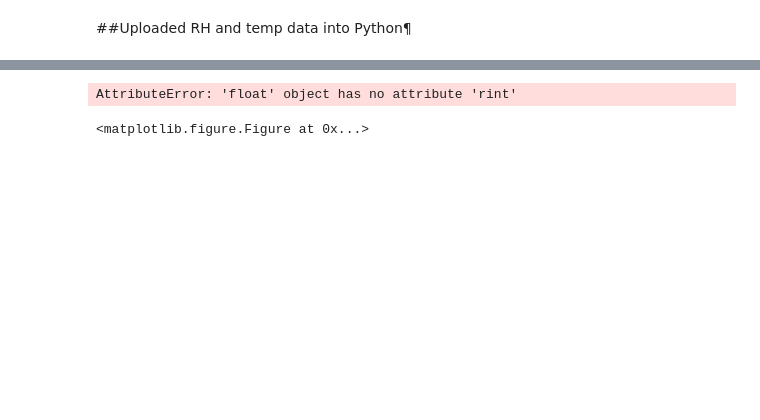
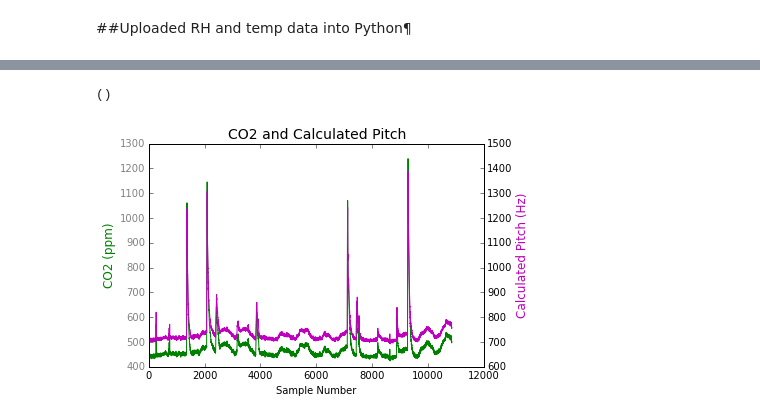
Before and after one commit to taliamo/Final_Project, a Jupyter notebook: organ_pitch/Scripts/upload_env_data.ipynb, the cells around one changed output, grey strips where cells are left out. Saved outputs shown, nothing was run; the diff lists cells and outputs as text; code cells hidden in the pictures; blank space fills up the shorter version.

```diff
--- a/organ_pitch/Scripts/upload_env_data.ipynb
+++ b/organ_pitch/Scripts/upload_env_data.ipynb
@@ -222,0 +179,12 @@ env
+# %%
+#Now I call in my measured pitch data,
+#to be able to visually compare calculated and measured
+
+#Import the measured pitch values--the output of pitch_data.py script
+measured_freq = pd.read_table('pitch.csv', sep=',')
+
+#change data time variable to actual values of time.
+env['time']= pd.to_datetime(env['time'])
+
+#I test to make sure I'm importing the correct data
+measured_freq
@@ -242,19 +205,48 @@ Name: calc_freq, dtype: float64
-# %%
-#Createcalc_freq-only dataframe
-#fig = env[['calc_freq']]
-
-calc_freq=env[['calc_freq']]
-
-#Make a plot
-freq_curvefig1 = plt.plot(calc_freq)
-
-#plt.ylabel('calculated frequency (Hz)')
-#plt.xlabel('Sample number')
-#plt.title('calculated note frequency')
-
-#plt.show()
-
-#plt.savefig('fig1.pdf')
-# %% [output]
-AttributeError: 'float' object has no attribute 'rint'
-<matplotlib.figure.Figure at 0x...>
+# %%
+#define variables from dataframe columns
+CO2_1 = env[['CO2_1']]
+
+calc_freq=env[['calc_freq']]
+
+#measured_pitch = output_from_'pitch_data.py'
+# %%
+#want to set x-axis as date_time
+#how do I format the ax2 y axis scale
+
+def make_plot(variable_1, variable_2):
+    '''Make a three variable plot with two axes'''
+#plot title
+    plt.title('CO2 and Calculated Pitch', fontsize='14')
+
+#twinx layering
+    ax1=plt.subplot()
+    ax2=ax1.twinx()
+    #ax3=ax1.twinx()
+
+#call data for the plot
+    ax1.plot(CO2_1, color='g', linewidth=1)
+    ax2.plot(calc_freq, color= 'm', linewidth=1) #variable_2,
+    #ax3.plot(measured_freq)
+
+#axis labeling
+    ax1.yaxis.set_tick_params(labelcolor='grey')
+    ax1.set_xlabel('Sample Number')
+    ax1.set_ylabel('CO2 (ppm)', fontsize=12, color = 'g')
+    ax2.set_ylabel('Calculated Pitch (Hz)', fontsize=12, color='m') # + '($^o$C)'
+    #ax3.set_ylabel('Measured Pitch')
+
+#axis limits
+    ax1.set_ylim([400,1300])
+    ax2.set_ylim([600, 1500])
+
+    #plt.savefig('../Figures/fig1.pdf')
+
+#Close function
+    return()#'../Figures/fig1.pdf')
+
+
+#Call my function
+make_plot(CO2_1, calc_freq)
+# %% [output]
+()
+[figure, added]
```
Also changed, not shown: parts of 33 cells of this notebook, 10 other files.
